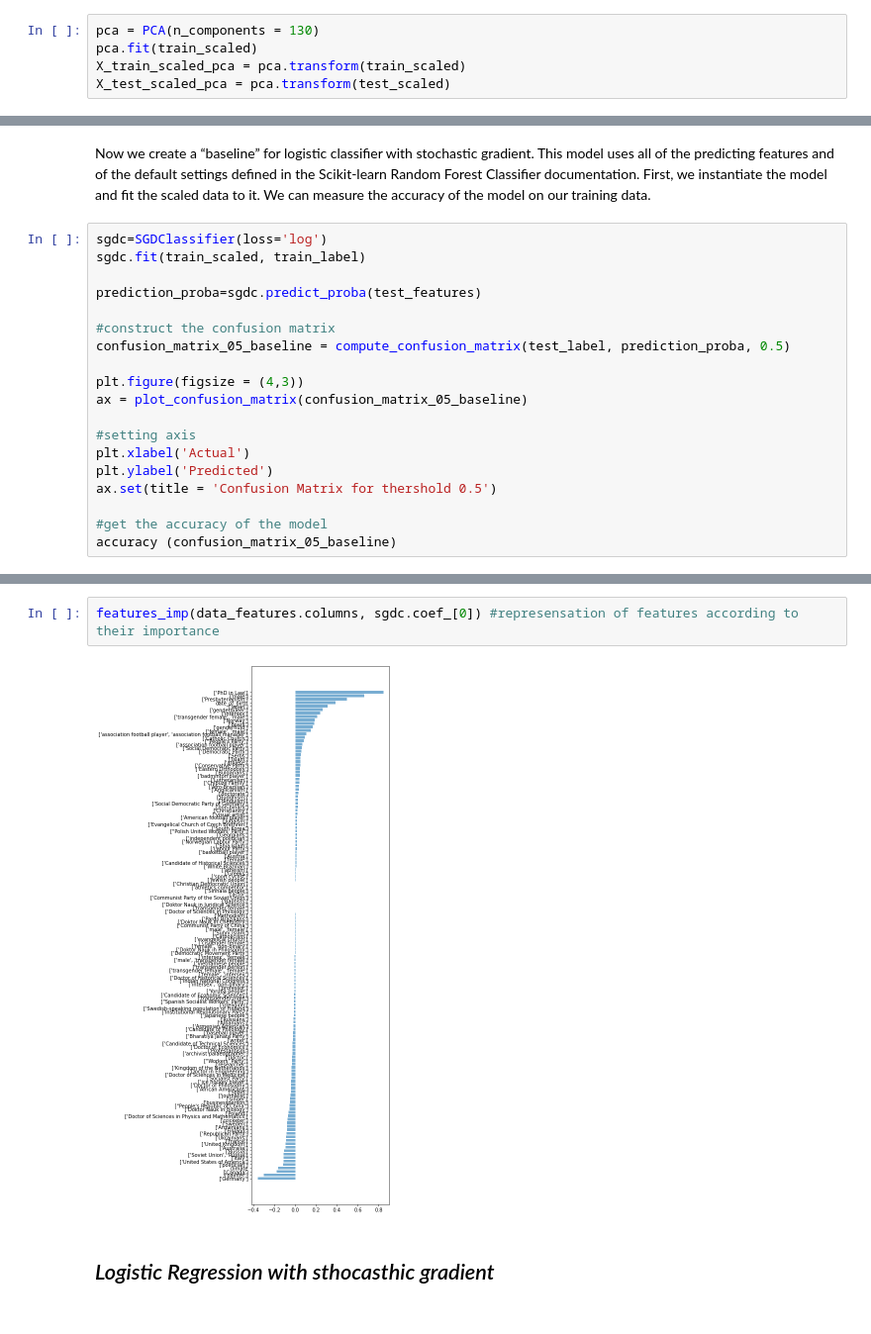
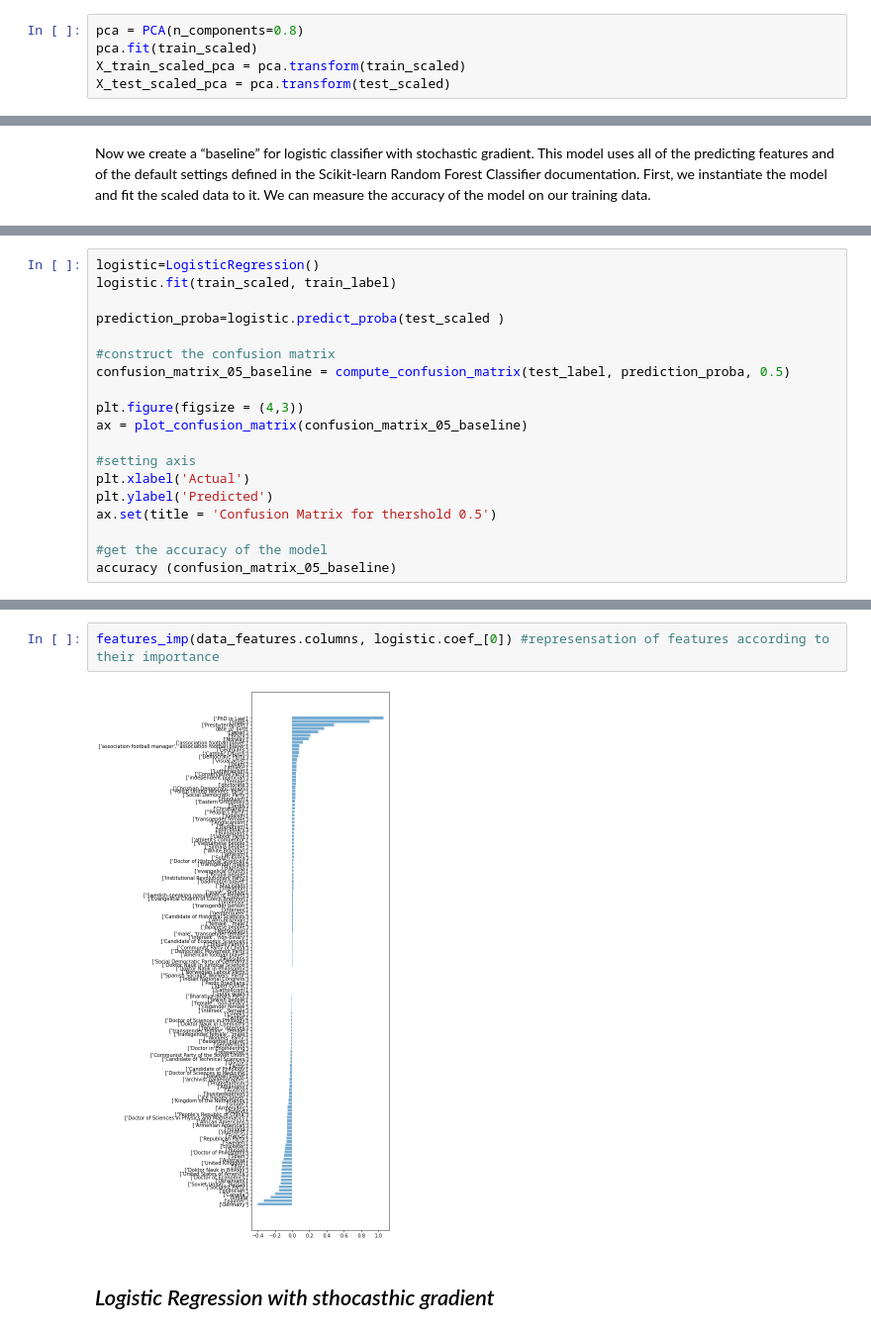
Before and after one commit to epfl-ada/ada-2021-project-avada-kedavra, a Jupyter notebook: classification.ipynb, the cells around one changed output, grey strips where cells are left out. Shown: that part at 99% size. Cells and saved outputs as stored; diff of their text form.

```diff
--- a/classification.ipynb
+++ b/classification.ipynb
@@ -197,7 +185,7 @@ display(pca_df.head(10))
 # %% [markdown]
 Now we know tha
 # %%
-pca = PCA(n_components = 130)
+pca = PCA(n_components=0.8)
 pca.fit(train_scaled)
 X_train_scaled_pca = pca.transform(train_scaled)
 X_test_scaled_pca = pca.transform(test_scaled)
@@ -205,22 +193,3 @@ X_test_scaled_pca = pca.transform(test_scaled)
 ## *Fit To “Baseline” Logistic classification with stochastic gradient*
 # %% [markdown]
 Now we create a “baseline” for logistic classifier with stochastic gradient. This model uses all of the predicting features and of the default settings defined in the Scikit-learn Random Forest Classifier documentation. First, we instantiate the model and fit the scaled data to it. We can measure the accuracy of the model on our training data.
-# %%
-sgdc=SGDClassifier(loss='log')
-sgdc.fit(train_scaled, train_label)
-
-prediction_proba=sgdc.predict_proba(test_features)
-
-#construct the confusion matrix
-confusion_matrix_05_baseline = compute_confusion_matrix(test_label, prediction_proba, 0.5)
-
-plt.figure(figsize = (4,3))
-ax = plot_confusion_matrix(confusion_matrix_05_baseline)
-
-#setting axis
-plt.xlabel('Actual')
-plt.ylabel('Predicted')
-ax.set(title = 'Confusion Matrix for thershold 0.5')
-
-#get the accuracy of the model
-accuracy (confusion_matrix_05_baseline)
@@ -231,0 +196,19 @@ For the negative case, the precision is nan, the recall is 0.000 and the F1 scor
+# %%
+logistic=LogisticRegression()
+logistic.fit(train_scaled, train_label)
+
+prediction_proba=logistic.predict_proba(test_scaled )
+
+#construct the confusion matrix
+confusion_matrix_05_baseline = compute_confusion_matrix(test_label, prediction_proba, 0.5)
+
+plt.figure(figsize = (4,3))
+ax = plot_confusion_matrix(confusion_matrix_05_baseline)
+
+#setting axis
+plt.xlabel('Actual')
+plt.ylabel('Predicted')
+ax.set(title = 'Confusion Matrix for thershold 0.5')
+
+#get the accuracy of the model
+accuracy (confusion_matrix_05_baseline)
@@ -232,7 +227,7 @@ For the negative case, the precision is nan, the recall is 0.000 and the F1 scor
 # %%
-features_imp(data_features.columns, sgdc.coef_[0]) #represensation of features according to their importance
+features_imp(data_features.columns, logistic.coef_[0]) #represensation of features according to their importance
 # %% [output]
-[figure, old version]
+[figure, new version]
 # %% [markdown]
 ## *Logistic Regression with sthocasthic gradient*
 # %% [markdown]
```
Also changed, not shown: parts of 11 cells of this notebook.
